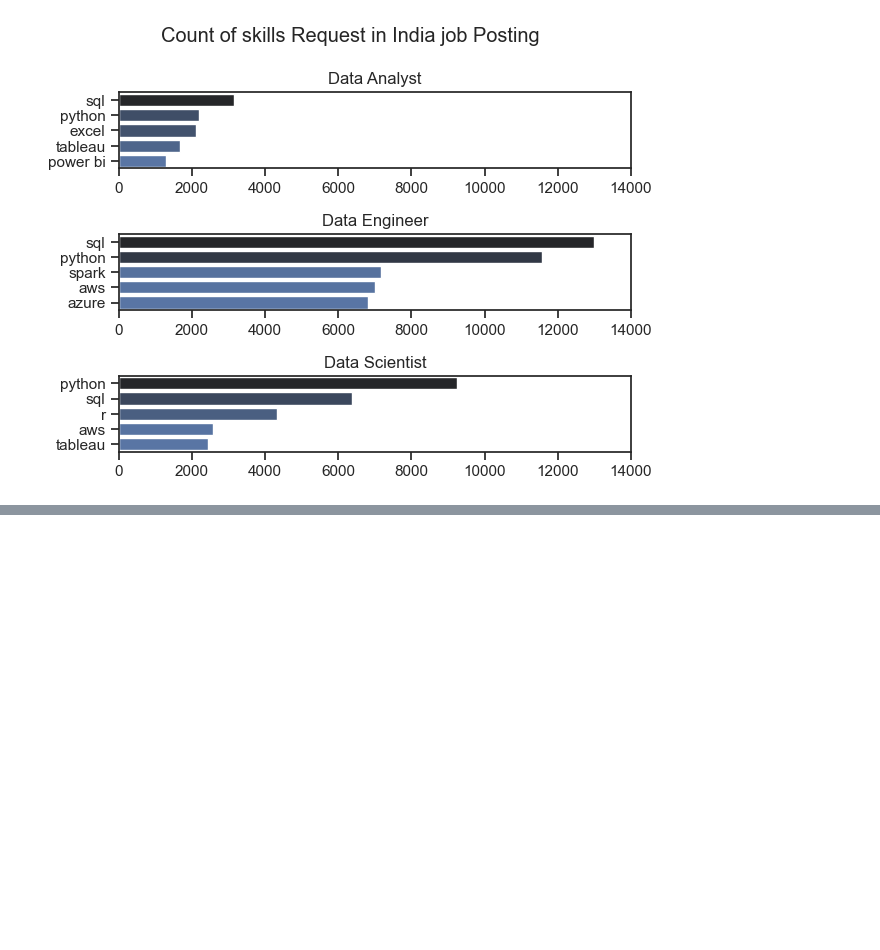
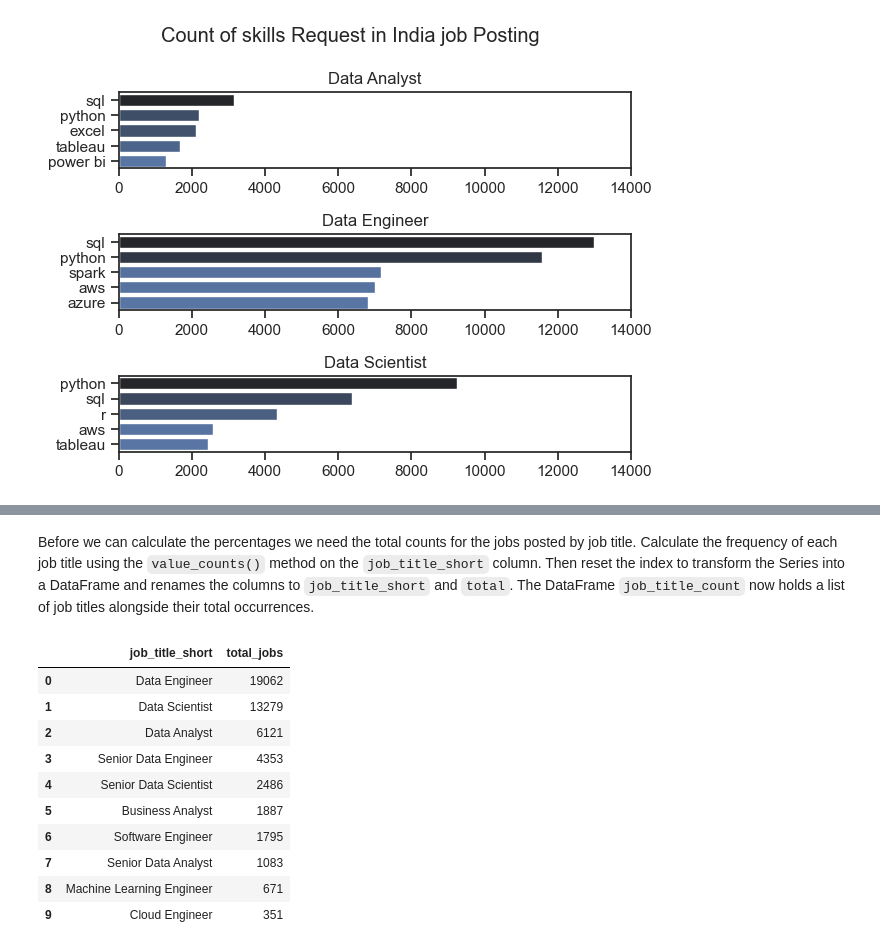
Before and after one commit to Shusil132/Data_analytics, a Jupyter notebook: DA_Project_1/Skills_Demand.ipynb, the cells around one changed output, grey strips where cells are left out. Drawn from its saved outputs; the diff is of its cells as text; code cells hidden in the pictures; blank space fills up the shorter version.

```diff
--- a/DA_Project_1/Skills_Demand.ipynb
+++ b/DA_Project_1/Skills_Demand.ipynb
@@ -125,0 +135,18 @@ fig.tight_layout()
+# %% [markdown]
+Before we can calculate the percentages we need the total counts for the jobs posted by job title. Calculate the frequency of each job title using the `value_counts()` method on the `job_title_short` column. Then reset the index to transform the Series into a DataFrame and renames the columns to `job_title_short` and `total`. The DataFrame `job_title_count` now holds a list of job titles alongside their total occurrences.
+# %%
+job_title_count = df_IND['job_title_short'].value_counts()
+job_title_count = job_title_count.reset_index(name = 'total_jobs')
+job_title_count
+# %% [output]
+|  | job_title_short | total_jobs |
+| 0 | Data Engineer | 19062 |
+| 1 | Data Scientist | 13279 |
+| 2 | Data Analyst | 6121 |
+| 3 | Senior Data Engineer | 4353 |
+| 4 | Senior Data Scientist | 2486 |
+| 5 | Business Analyst | 1887 |
+| 6 | Software Engineer | 1795 |
+| 7 | Senior Data Analyst | 1083 |
+| 8 | Machine Learning Engineer | 671 |
+| 9 | Cloud Engineer | 351 |
```
Also changed, not shown: parts of 11 cells of this notebook.
